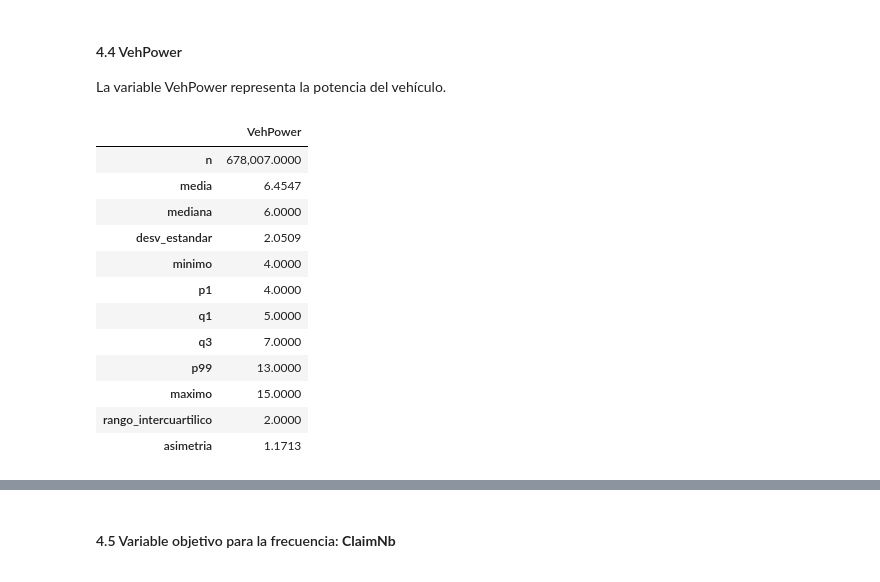
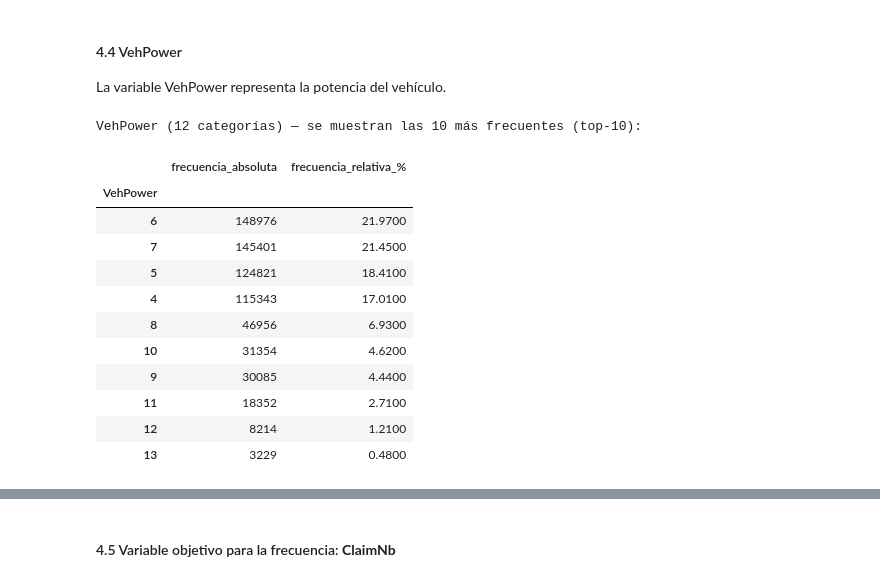
Before and after one commit to T1fff/Proyecto_Seminario_Siniestralidad, a Jupyter notebook: notebooks/02_Analisis_Univariado.ipynb, the cells around one changed output, grey strips where cells are left out. Drawn from its saved outputs; the diff is of its cells as text; code cells hidden in the pictures.

Commit message:
Actualiza analisis univariado en notebook 02

```diff
--- a/notebooks/02_Analisis_Univariado.ipynb
+++ b/notebooks/02_Analisis_Univariado.ipynb
@@ -380,18 +377,19 @@ Las demás regiones tienen una participación menor. Esto muestra que las póliz
 #### 4.4 VehPower
 La variable VehPower representa la potencia del vehículo.
 # %%
-resumen_univariado(df_freq["VehPower"], "VehPower").to_frame()
+print(f"VehPower ({df_freq['VehPower'].nunique()} categorías) — se muestran las 10 más frecuentes (top-10):")
+tabla_frecuencias(df_freq, "VehPower", top_n=10)
 # %% [output]
+VehPower (12 categorías) — se muestran las 10 más frecuentes (top-10):
-|  | VehPower |
-| n | 678,007.0000 |
-| media | 6.4547 |
-| mediana | 6.0000 |
-| desv_estandar | 2.0509 |
-| minimo | 4.0000 |
-| p1 | 4.0000 |
-| q1 | 5.0000 |
-| q3 | 7.0000 |
-| p99 | 13.0000 |
-| maximo | 15.0000 |
-| rango_intercuartilico | 2.0000 |
-| asimetria | 1.1713 |
+|  | frecuencia_absoluta | frecuencia_relativa_% |
+| VehPower |  |  |
+| 6 | 148976 | 21.9700 |
+| 7 | 145401 | 21.4500 |
+| 5 | 124821 | 18.4100 |
+| 4 | 115343 | 17.0100 |
+| 8 | 46956 | 6.9300 |
+| 10 | 31354 | 4.6200 |
+| 9 | 30085 | 4.4400 |
+| 11 | 18352 | 2.7100 |
+| 12 | 8214 | 1.2100 |
+| 13 | 3229 | 0.4800 |
```
Also changed, not shown: parts of 10 cells of this notebook.
